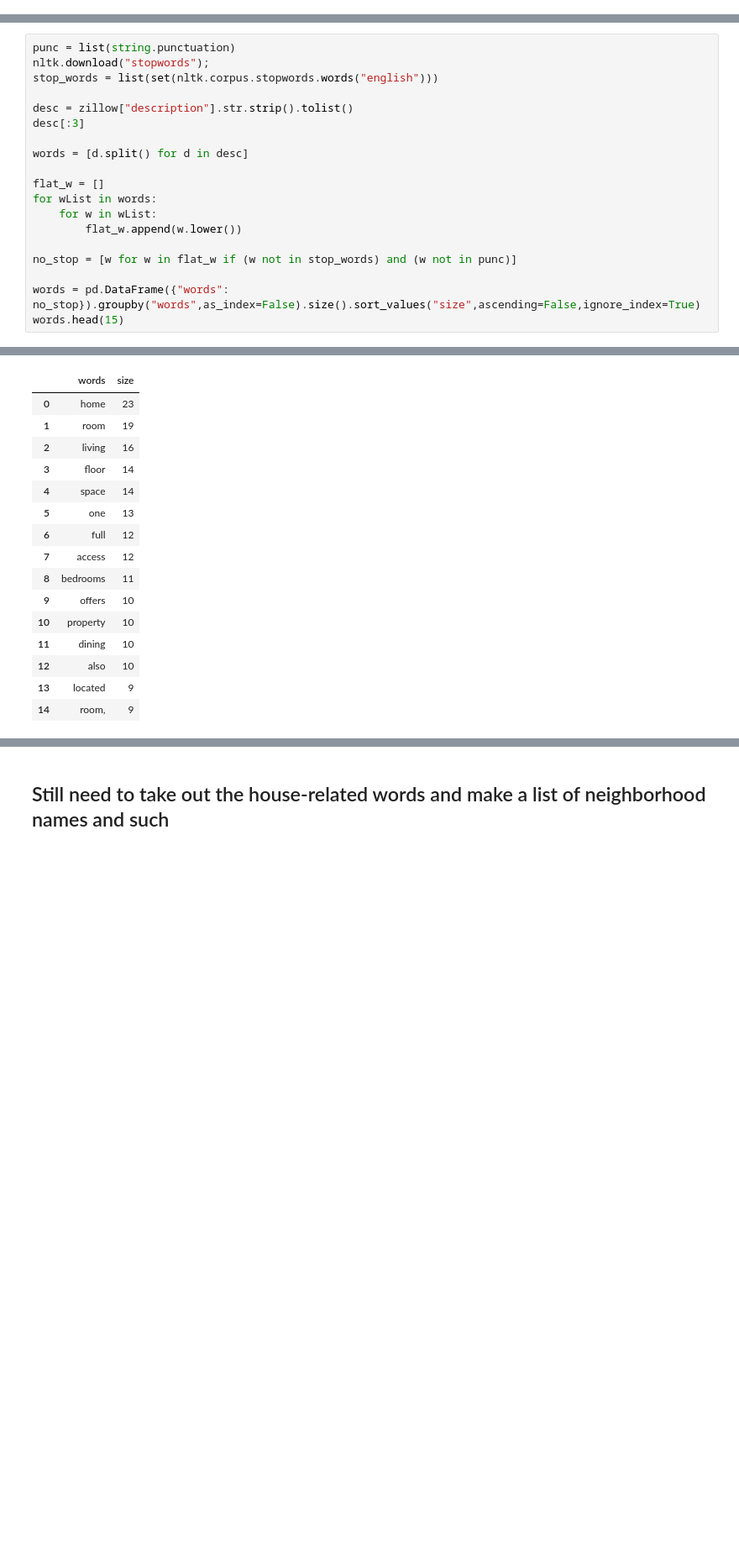
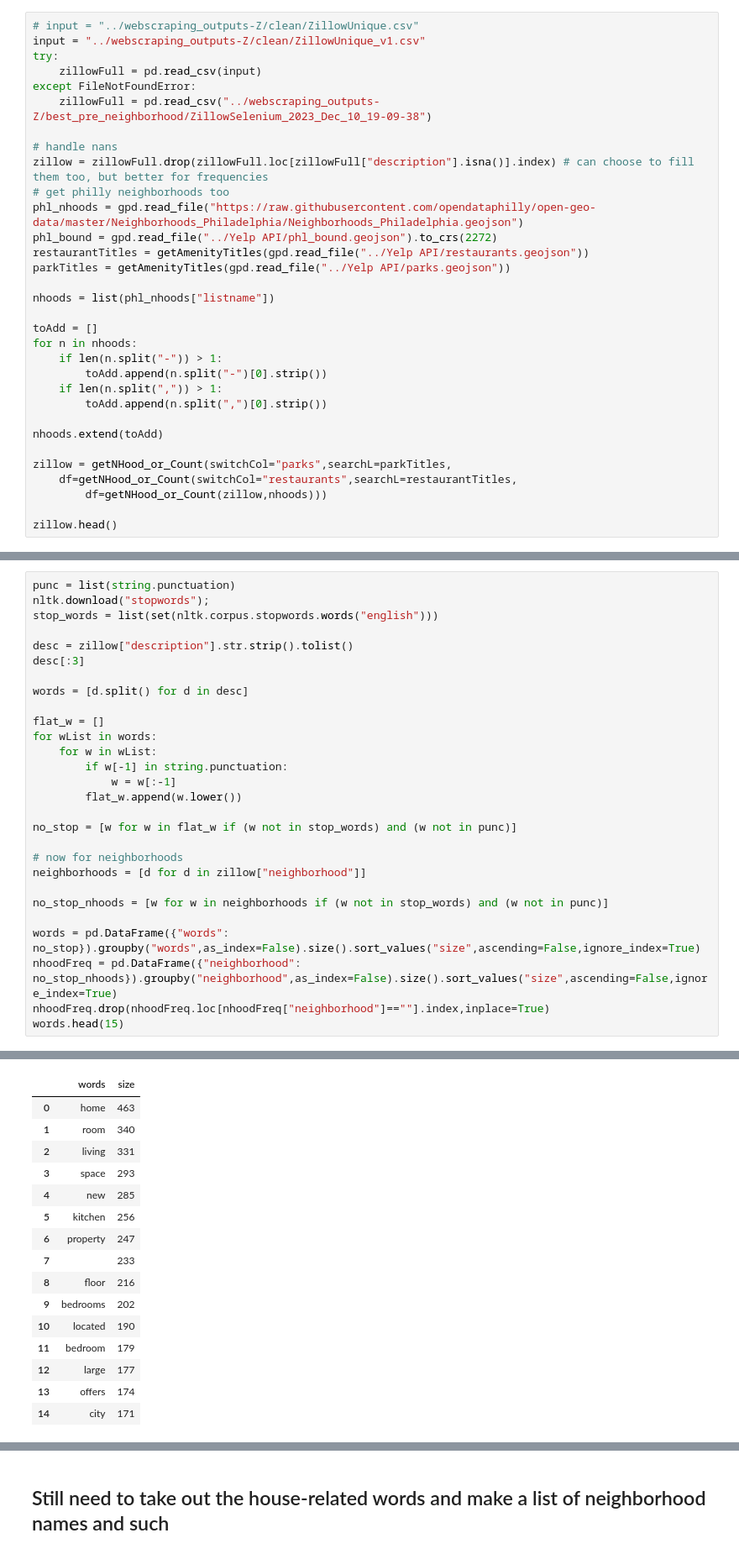
Before and after one commit to LuckyLaharlTim/MUSA_5500_Final, a Jupyter notebook: data/modified_webscraping/text_analysis.ipynb, the cells around one changed output, grey strips where cells are left out. Shown at 84% size. Drawn from its saved outputs; the diff is of its cells as text; blank space fills up the shorter version.

```diff
--- a/data/modified_webscraping/text_analysis.ipynb
+++ b/data/modified_webscraping/text_analysis.ipynb
@@ -26,0 +73,32 @@ FileNotFoundError: [Errno 2] No such file or directory: '../webscraping_outputs-
+# %%
+# input = "../webscraping_outputs-Z/clean/ZillowUnique.csv"
+input = "../webscraping_outputs-Z/clean/ZillowUnique_v1.csv"
+try:
+    zillowFull = pd.read_csv(input)
+except FileNotFoundError:
+    zillowFull = pd.read_csv("../webscraping_outputs-Z/best_pre_neighborhood/ZillowSelenium_2023_Dec_10_19-09-38")
+
+# handle nans
+zillow = zillowFull.drop(zillowFull.loc[zillowFull["description"].isna()].index) # can choose to fill them too, but better for frequencies
+# get philly neighborhoods too
+phl_nhoods = gpd.read_file("https://raw.githubusercontent.com/opendataphilly/open-geo-data/master/Neighborhoods_Philadelphia/Neighborhoods_Philadelphia.geojson")
+phl_bound = gpd.read_file("../Yelp API/phl_bound.geojson").to_crs(2272)
+restaurantTitles = getAmenityTitles(gpd.read_file("../Yelp API/restaurants.geojson"))
+parkTitles = getAmenityTitles(gpd.read_file("../Yelp API/parks.geojson"))
+
+nhoods = list(phl_nhoods["listname"])
+
+toAdd = []
+for n in nhoods:
+    if len(n.split("-")) > 1:
+        toAdd.append(n.split("-")[0].strip())
+    if len(n.split(",")) > 1:
+        toAdd.append(n.split(",")[0].strip())
+
+nhoods.extend(toAdd)
+
+zillow = getNHood_or_Count(switchCol="parks",searchL=parkTitles,
+    df=getNHood_or_Count(switchCol="restaurants",searchL=restaurantTitles,
+        df=getNHood_or_Count(zillow,nhoods)))
+
+zillow.head()
@@ -27,39 +121,48 @@ FileNotFoundError: [Errno 2] No such file or directory: '../webscraping_outputs-
 # %%
 punc = list(string.punctuation)
 nltk.download("stopwords");
 stop_words = list(set(nltk.corpus.stopwords.words("english")))
 
 desc = zillow["description"].str.strip().tolist()
 desc[:3]
 
 words = [d.split() for d in desc]
 
 flat_w = []
 for wList in words:
     for w in wList:
+        if w[-1] in string.punctuation:
+            w = w[:-1]
         flat_w.append(w.lower())
 
 no_stop = [w for w in flat_w if (w not in stop_words) and (w not in punc)]
 
+# now for neighborhoods
+neighborhoods = [d for d in zillow["neighborhood"]]
+
+no_stop_nhoods = [w for w in neighborhoods if (w not in stop_words) and (w not in punc)]
+
 words = pd.DataFrame({"words": no_stop}).groupby("words",as_index=False).size().sort_values("size",ascending=False,ignore_index=True)
+nhoodFreq = pd.DataFrame({"neighborhood": no_stop_nhoods}).groupby("neighborhood",as_index=False).size().sort_values("size",ascending=False,ignore_index=True)
+nhoodFreq.drop(nhoodFreq.loc[nhoodFreq["neighborhood"]==""].index,inplace=True)
 words.head(15)
 # %% [output]
 [nltk_data] Downloading package stopwords to
 [nltk_data]     C:\Users\timol\AppData\Roaming\nltk_data...
 [nltk_data]   Package stopwords is already up-to-date!
 |  | words | size |
-| 0 | home | 23 |
-| 1 | room | 19 |
-| 2 | living | 16 |
-| 3 | floor | 14 |
-| 4 | space | 14 |
-| 5 | one | 13 |
-| 6 | full | 12 |
-| 7 | access | 12 |
-| 8 | bedrooms | 11 |
-| 9 | offers | 10 |
-| 10 | property | 10 |
-| 11 | dining | 10 |
-| 12 | also | 10 |
-| 13 | located | 9 |
-| 14 | room, | 9 |
+| 0 | home | 463 |
+| 1 | room | 340 |
+| 2 | living | 331 |
+| 3 | space | 293 |
+| 4 | new | 285 |
+| 5 | kitchen | 256 |
+| 6 | property | 247 |
+| 7 |  | 233 |
+| 8 | floor | 216 |
+| 9 | bedrooms | 202 |
+| 10 | located | 190 |
+| 11 | bedroom | 179 |
+| 12 | large | 177 |
+| 13 | offers | 174 |
+| 14 | city | 171 |
```
Also changed, not shown: parts of 18 cells of this notebook.
